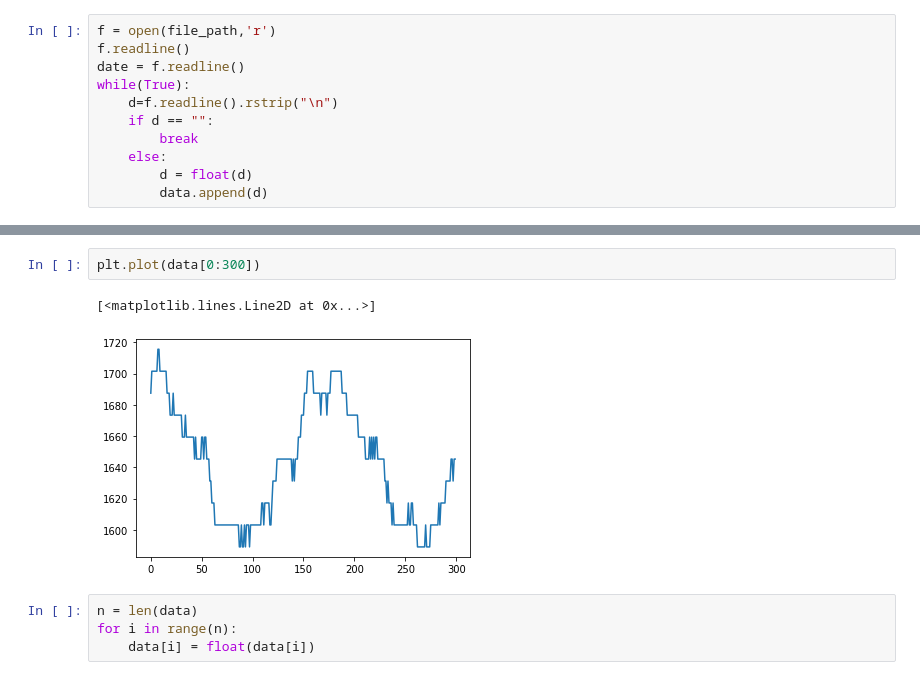
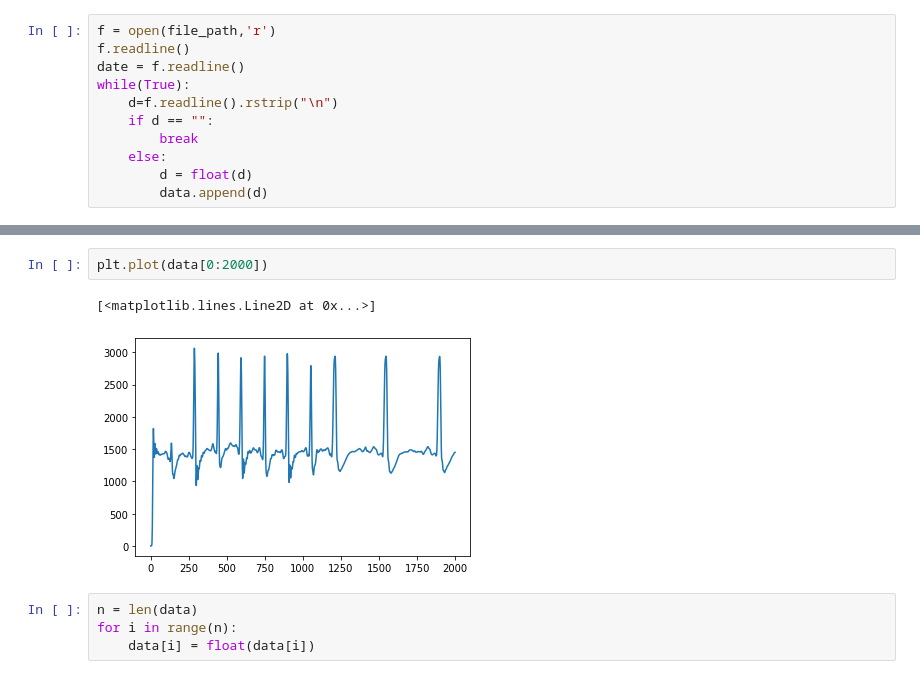
Before and after one commit to sbscsue/ecg_data_wfdb, a Jupyter notebook: use/lab_data/lab_open.ipynb, the cells around one changed output, grey strips where cells are left out. Cells and saved outputs as stored; diff of their text form.

```diff
--- a/use/lab_data/lab_open.ipynb
+++ b/use/lab_data/lab_open.ipynb
@@ -60,9 +60,9 @@ data
  ...]
 # %%
-plt.plot(data[0:300])
+plt.plot(data[0:2000])
 # %% [output]
 [<matplotlib.lines.Line2D at 0x...>]
-[figure, old version]
+[figure, new version]
 # %%
 n = len(data)
 for i in range(n):
```
Also changed, not shown: parts of 1 cell of this notebook, 2 other files.
